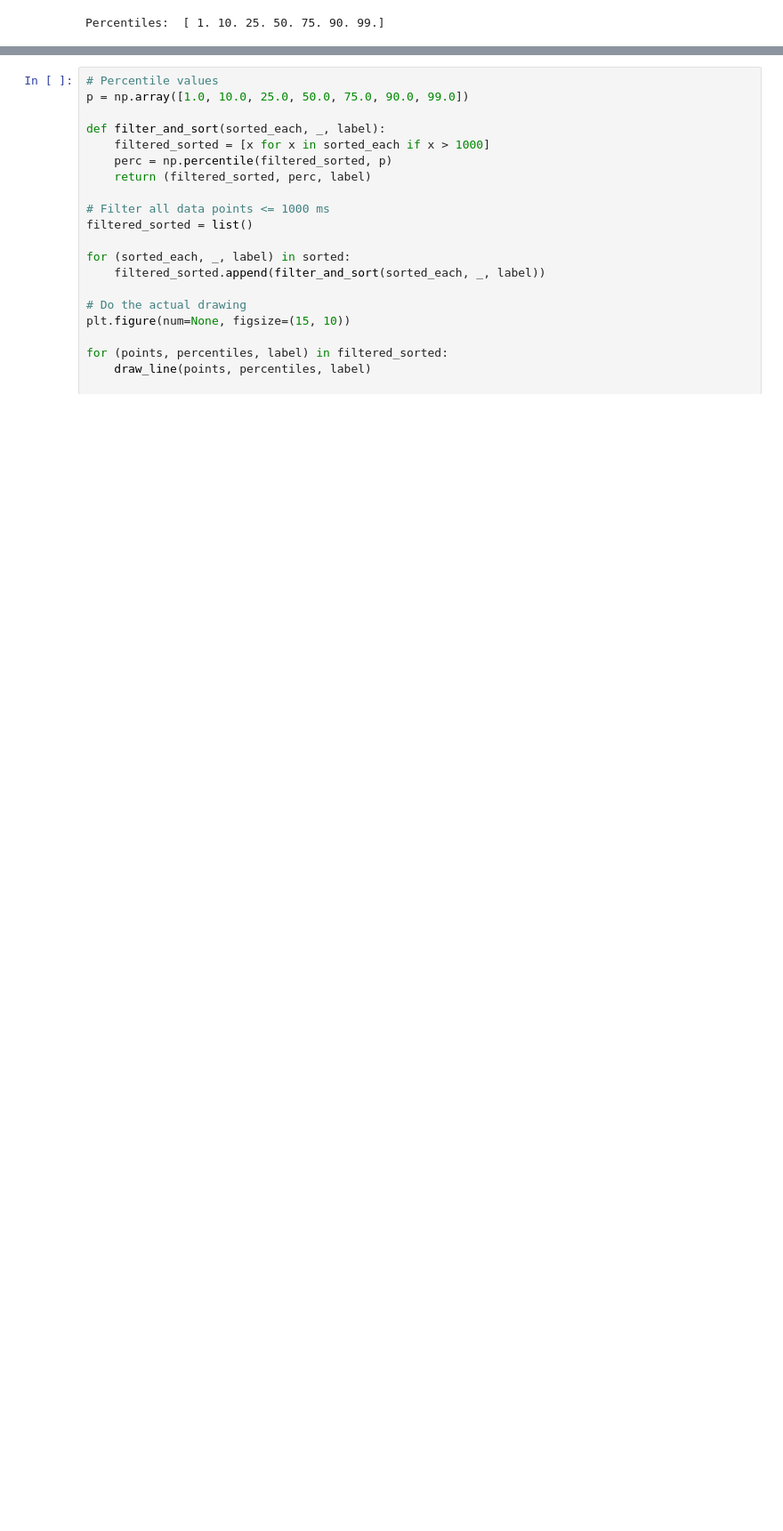
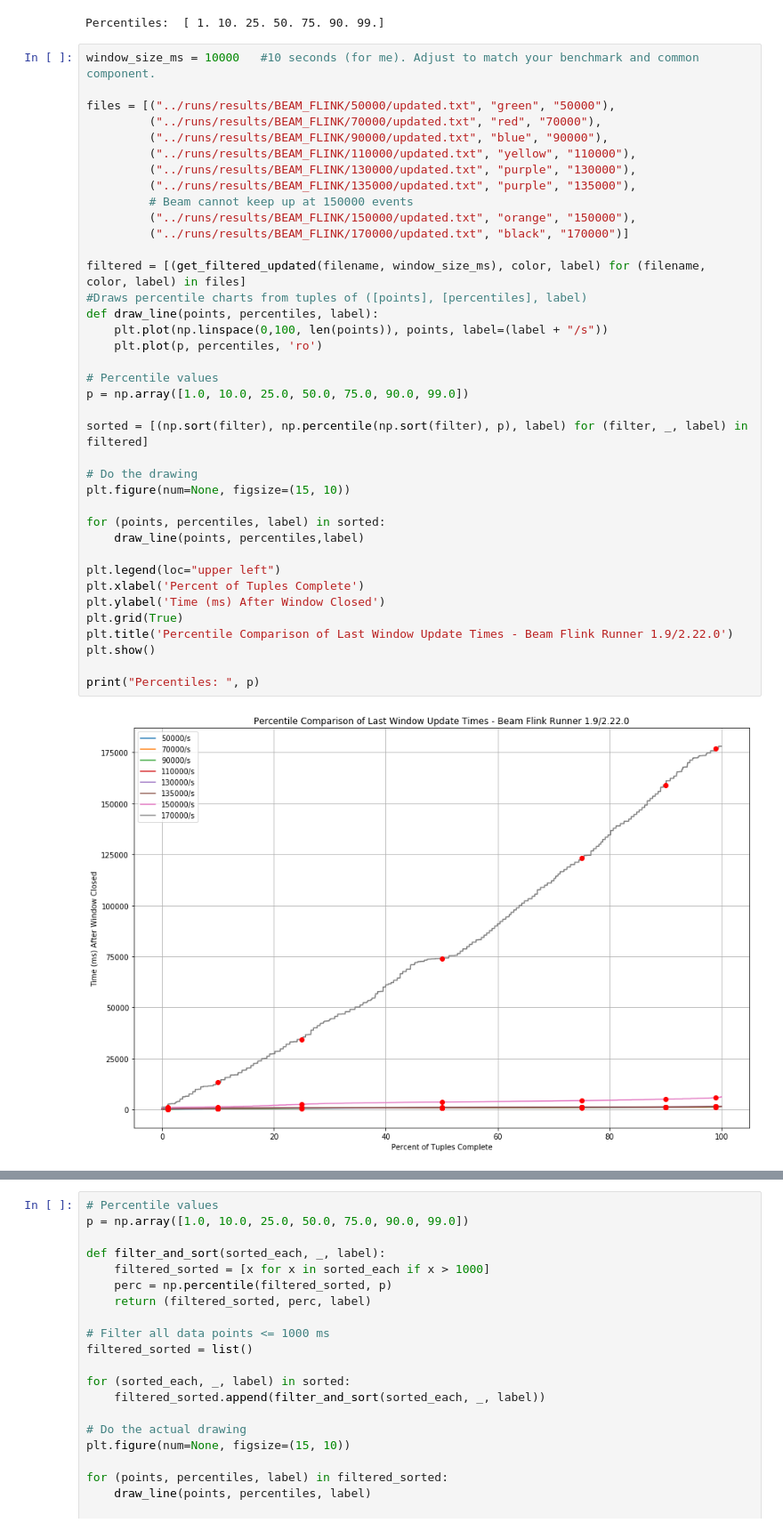
Before and after one commit to yahoo/streaming-benchmarks, a Jupyter notebook: pynotebooks/Benchmark_combined.ipynb, the cells around one changed output, grey strips where cells are left out. Shown at 89% size. Saved outputs shown, nothing was run; the diff lists cells and outputs as text; blank space fills up the shorter version.

```diff
--- a/pynotebooks/Benchmark_combined.ipynb
+++ b/pynotebooks/Benchmark_combined.ipynb
@@ -563,3 +563,43 @@ print("Percentiles: ", p)
 # %% [output]
 [figure]
 Percentiles:  [ 1. 10. 25. 50. 75. 90. 99.]
+# %%
+window_size_ms = 10000   #10 seconds (for me). Adjust to match your benchmark and common component.
+
+files = [("../runs/results/BEAM_FLINK/50000/updated.txt", "green", "50000"),
+         ("../runs/results/BEAM_FLINK/70000/updated.txt", "red", "70000"),
+         ("../runs/results/BEAM_FLINK/90000/updated.txt", "blue", "90000"),
+         ("../runs/results/BEAM_FLINK/110000/updated.txt", "yellow", "110000"),
+         ("../runs/results/BEAM_FLINK/130000/updated.txt", "purple", "130000"),
+         ("../runs/results/BEAM_FLINK/135000/updated.txt", "purple", "135000"),
+         # Beam cannot keep up at 150000 events
+         ("../runs/results/BEAM_FLINK/150000/updated.txt", "orange", "150000"),
+         ("../runs/results/BEAM_FLINK/170000/updated.txt", "black", "170000")]
+
+filtered = [(get_filtered_updated(filename, window_size_ms), color, label) for (filename, color, label) in files]
+#Draws percentile charts from tuples of ([points], [percentiles], label)
+def draw_line(points, percentiles, label):
+    plt.plot(np.linspace(0,100, len(points)), points, label=(label + "/s"))
+    plt.plot(p, percentiles, 'ro')
+
+# Percentile values
+p = np.array([1.0, 10.0, 25.0, 50.0, 75.0, 90.0, 99.0])
+
+sorted = [(np.sort(filter), np.percentile(np.sort(filter), p), label) for (filter, _, label) in filtered]
+
+# Do the drawing
+plt.figure(num=None, figsize=(15, 10))
+
+for (points, percentiles, label) in sorted:
+    draw_line(points, percentiles,label)
+
+plt.legend(loc="upper left")
+plt.xlabel('Percent of Tuples Complete')
+plt.ylabel('Time (ms) After Window Closed')
+plt.grid(True)
+plt.title('Percentile Comparison of Last Window Update Times - Beam Flink Runner 1.9/2.22.0')
+plt.show()
+
+print("Percentiles: ", p)
+# %% [output]
+[figure, added]
```
Also changed, not shown: parts of 20 cells of this notebook, 6 other files.
